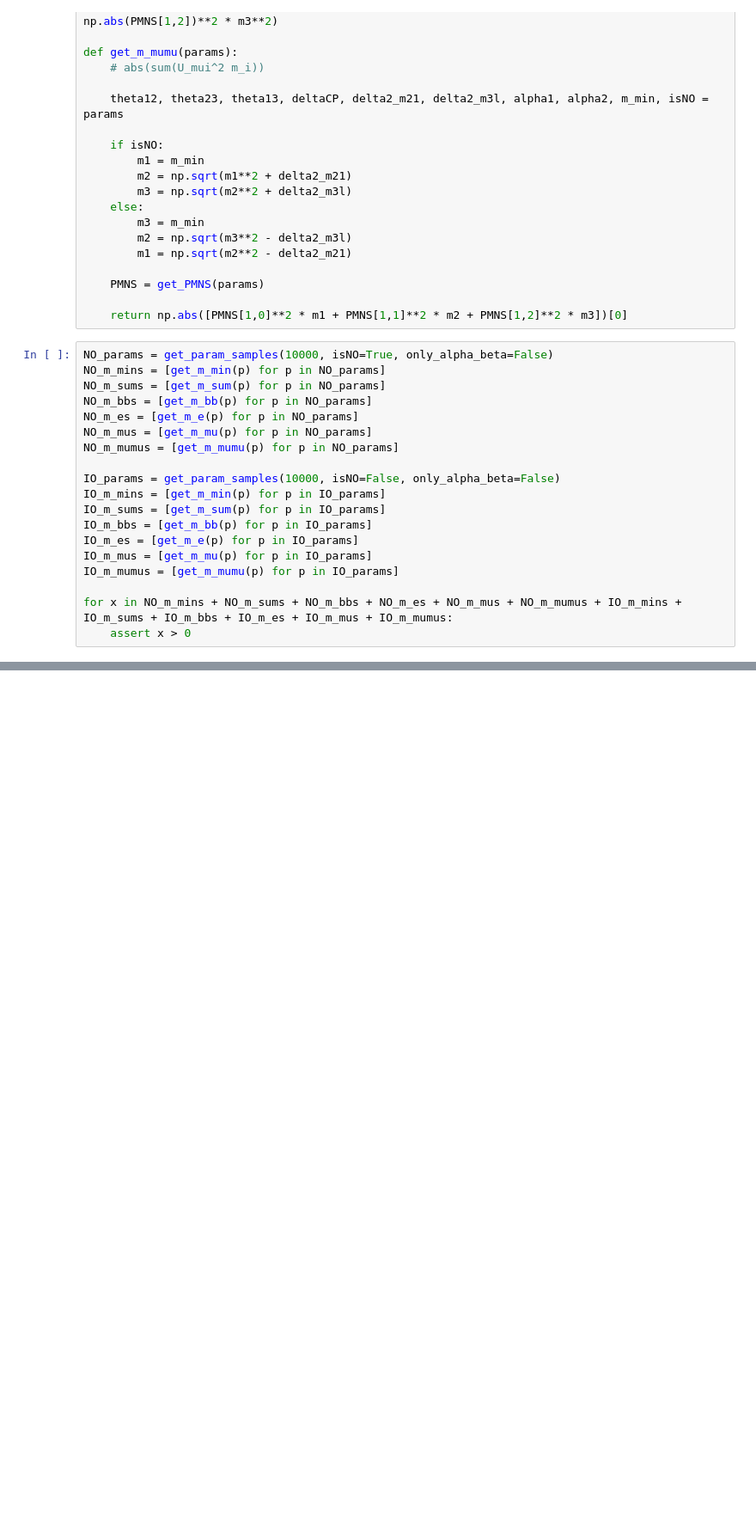
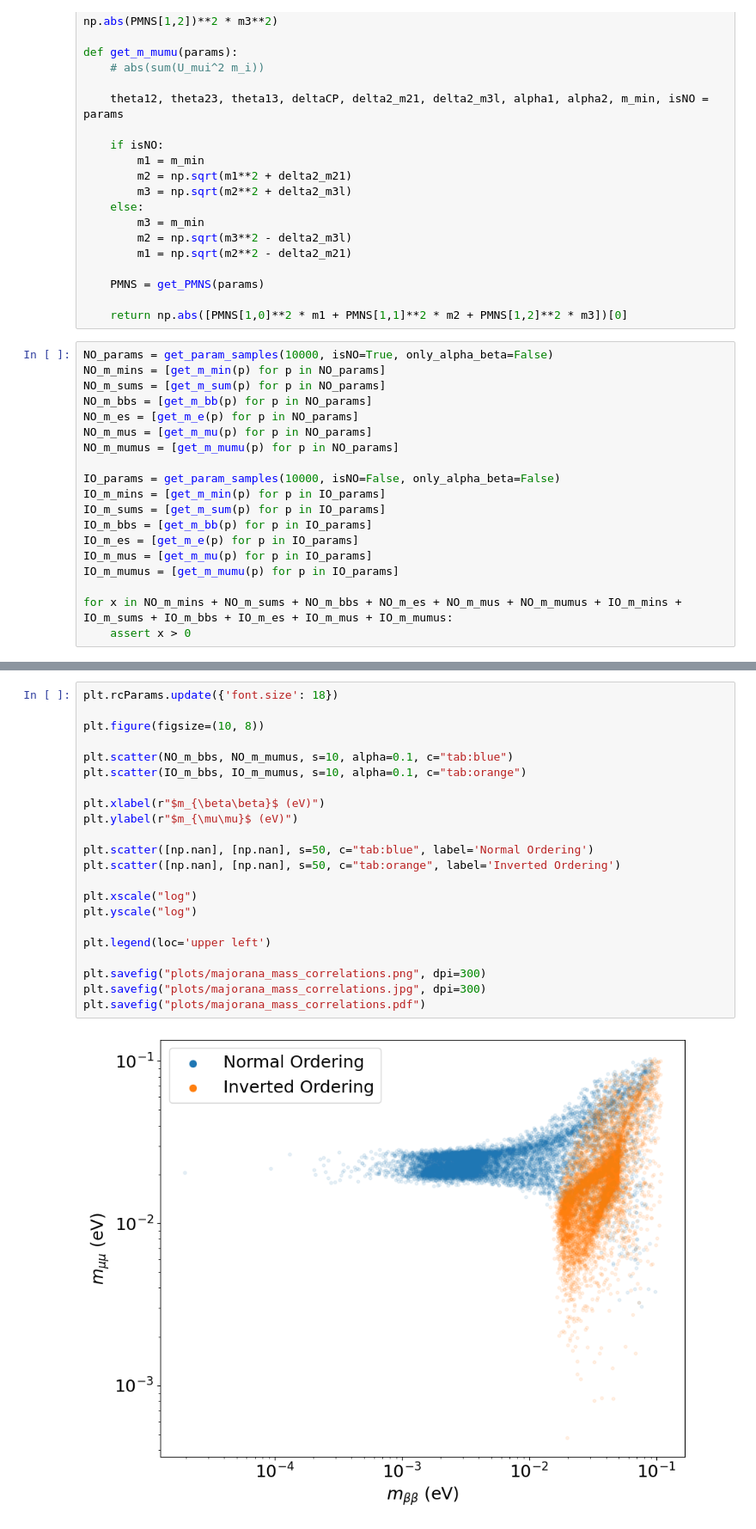
Before and after one commit to leehagaman/neutrino_mixing_plots, a Jupyter notebook: neutrino_mass_correlations.ipynb, the cells around one changed output, grey strips where cells are left out. Shown: that part at 86% size. Drawn from its saved outputs; the diff is of its cells as text; blank space fills up the shorter version.

```diff
--- a/neutrino_mass_correlations.ipynb
+++ b/neutrino_mass_correlations.ipynb
@@ -275,0 +279,24 @@ plt.savefig("plots/neutrino_mass_correlations.pdf")
+# %%
+plt.rcParams.update({'font.size': 18})
+
+plt.figure(figsize=(10, 8))
+
+plt.scatter(NO_m_bbs, NO_m_mumus, s=10, alpha=0.1, c="tab:blue")
+plt.scatter(IO_m_bbs, IO_m_mumus, s=10, alpha=0.1, c="tab:orange")
+
+plt.xlabel(r"$m_{\beta\beta}$ (eV)")
+plt.ylabel(r"$m_{\mu\mu}$ (eV)")
+
+plt.scatter([np.nan], [np.nan], s=50, c="tab:blue", label='Normal Ordering')
+plt.scatter([np.nan], [np.nan], s=50, c="tab:orange", label='Inverted Ordering')
+
+plt.xscale("log")
+plt.yscale("log")
+
+plt.legend(loc='upper left')
+
+plt.savefig("plots/majorana_mass_correlations.png", dpi=300)
+plt.savefig("plots/majorana_mass_correlations.jpg", dpi=300)
+plt.savefig("plots/majorana_mass_correlations.pdf")
+# %% [output]
+[figure, added]
```
Also changed, not shown: parts of 1 cell of this notebook, 1 other file.
